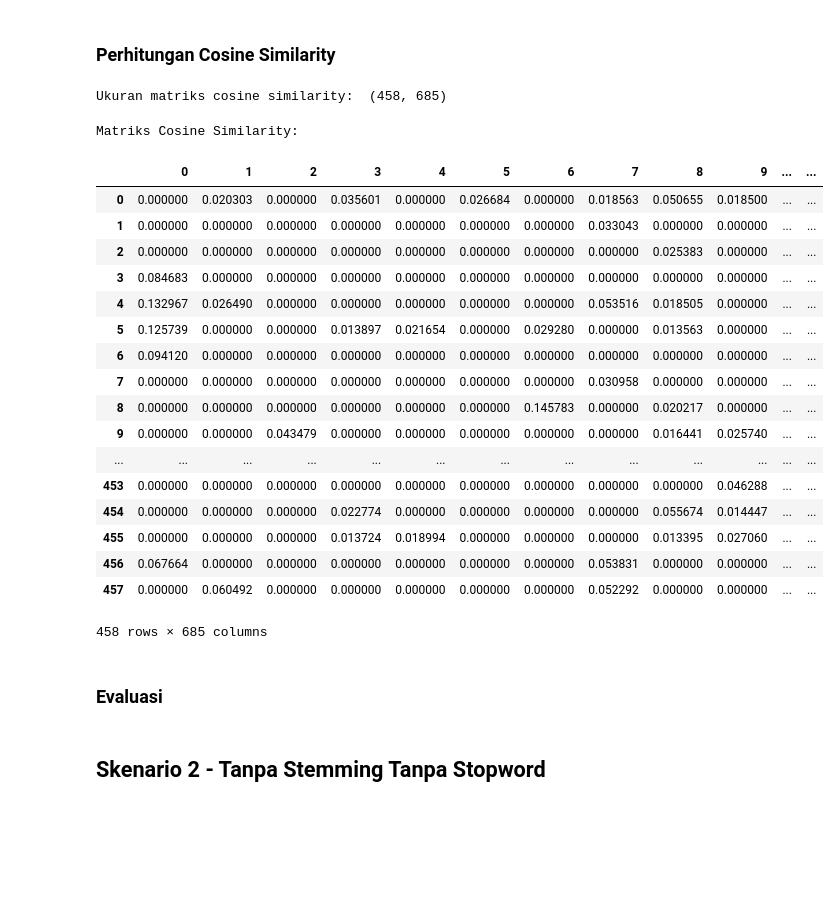
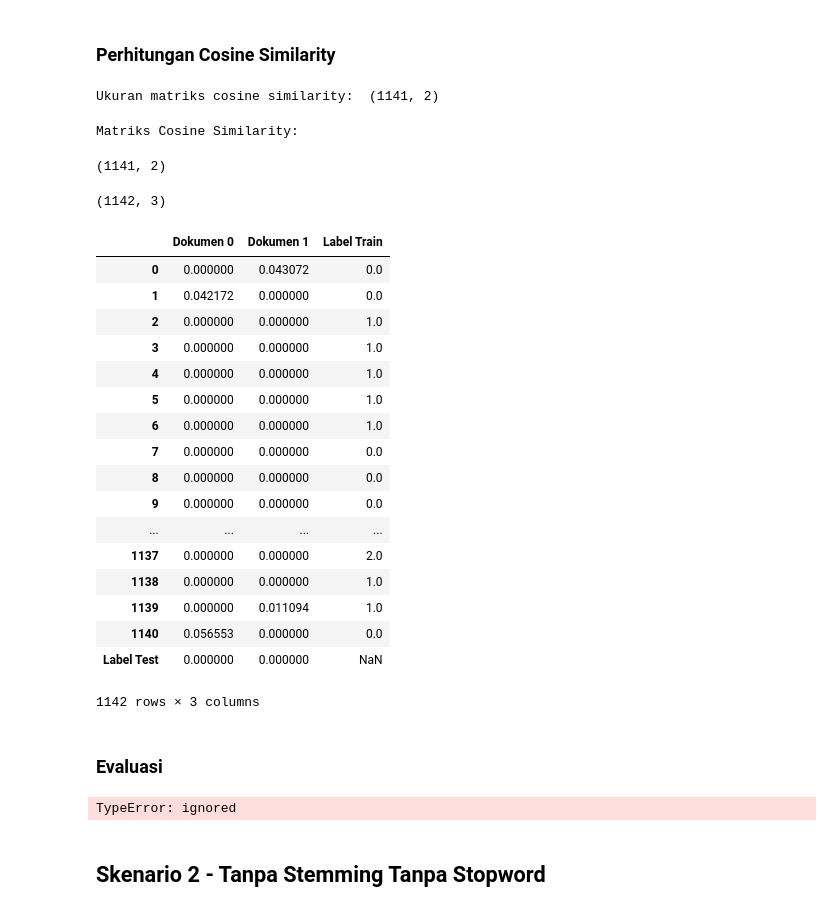
Before and after one commit to abuwildanm/Information-Retrieval, a Jupyter notebook: Projek.ipynb, the cells around one changed output. Drawn from its saved outputs; the diff is of its cells as text; code cells hidden in the pictures; blank space fills up the shorter version.

Commit message:
Mean Average Precision (not fixed)

```diff
--- a/Projek.ipynb
+++ b/Projek.ipynb
@@ -214,31 +222,50 @@ weight_test = weight_matrix[n_train:]
 ### Perhitungan Cosine Similarity
 # %%
 # Perhitungan cosine similarity
-cosim = cosine_similarity(weight_test, weight_train)
+cosim = cosine_similarity(weight_train, weight_test)
 print('Ukuran matriks cosine similarity: ', cosim.shape)
 # %% [output]
-Ukuran matriks cosine similarity:  (458, 685)
+Ukuran matriks cosine similarity:  (1141, 2)
+# %%
+name = []
+for i in range(n_test):
+  name.append('Dokumen ' + str(i))
 # %%
+# Baris = dokumen train, Kolom = dokumen test
 print('Matriks Cosine Similarity:')
-cosim_matrix = pd.DataFrame(cosim)
-cosim_matrix
+cosim_matrix = pd.DataFrame(cosim, columns=name)
+cosim_matrix.shape
 # %% [output]
 Matriks Cosine Similarity:
-|  | 0 | 1 | 2 | 3 | 4 | 5 | 6 | 7 | 8 | 9 | ... | ... |
-| 0 | 0.000000 | 0.020303 | 0.000000 | 0.035601 | 0.000000 | 0.026684 | 0.000000 | 0.018563 | 0.050655 | 0.018500 | ... | ... |
-| 1 | 0.000000 | 0.000000 | 0.000000 | 0.000000 | 0.000000 | 0.000000 | 0.000000 | 0.033043 | 0.000000 | 0.000000 | ... | ... |
-| 2 | 0.000000 | 0.000000 | 0.000000 | 0.000000 | 0.000000 | 0.000000 | 0.000000 | 0.000000 | 0.025383 | 0.000000 | ... | ... |
-| 3 | 0.084683 | 0.000000 | 0.000000 | 0.000000 | 0.000000 | 0.000000 | 0.000000 | 0.000000 | 0.000000 | 0.000000 | ... | ... |
-| 4 | 0.132967 | 0.026490 | 0.000000 | 0.000000 | 0.000000 | 0.000000 | 0.000000 | 0.053516 | 0.018505 | 0.000000 | ... | ... |
-| 5 | 0.125739 | 0.000000 | 0.000000 | 0.013897 | 0.021654 | 0.000000 | 0.029280 | 0.000000 | 0.013563 | 0.000000 | ... | ... |
-| 6 | 0.094120 | 0.000000 | 0.000000 | 0.000000 | 0.000000 | 0.000000 | 0.000000 | 0.000000 | 0.000000 | 0.000000 | ... | ... |
-| 7 | 0.000000 | 0.000000 | 0.000000 | 0.000000 | 0.000000 | 0.000000 | 0.000000 | 0.030958 | 0.000000 | 0.000000 | ... | ... |
-| 8 | 0.000000 | 0.000000 | 0.000000 | 0.000000 | 0.000000 | 0.000000 | 0.145783 | 0.000000 | 0.020217 | 0.000000 | ... | ... |
-| 9 | 0.000000 | 0.000000 | 0.043479 | 0.000000 | 0.000000 | 0.000000 | 0.000000 | 0.000000 | 0.016441 | 0.025740 | ... | ... |
-| ... | ... | ... | ... | ... | ... | ... | ... | ... | ... | ... | ... | ... |
-| 453 | 0.000000 | 0.000000 | 0.000000 | 0.000000 | 0.000000 | 0.000000 | 0.000000 | 0.000000 | 0.000000 | 0.046288 | ... | ... |
-| 454 | 0.000000 | 0.000000 | 0.000000 | 0.022774 | 0.000000 | 0.000000 | 0.000000 | 0.000000 | 0.055674 | 0.014447 | ... | ... |
-| 455 | 0.000000 | 0.000000 | 0.000000 | 0.013724 | 0.018994 | 0.000000 | 0.000000 | 0.000000 | 0.013395 | 0.027060 | ... | ... |
-| 456 | 0.067664 | 0.000000 | 0.000000 | 0.000000 | 0.000000 | 0.000000 | 0.000000 | 0.053831 | 0.000000 | 0.000000 | ... | ... |
-| 457 | 0.000000 | 0.060492 | 0.000000 | 0.000000 | 0.000000 | 0.000000 | 0.000000 | 0.052292 | 0.000000 | 0.000000 | ... | ... |
-458 rows × 685 columns
+(1141, 2)
+# %%
+# Cosim Matrix + Label
+cosim_matrix['Label Train'] = train_data['label'].values
+label_row = dict(zip(name, test_data['label'].values))
+label_cosim = cosim_matrix.append(label_row, ignore_index=True)
+label_cosim.rename({label_cosim.index[-1]:'Label Test'}, inplace=True)
+cosim_matrix = cosim_matrix.drop(['Label Train'], axis=1)
+label_cosim.shape
+# %% [output]
+(1142, 3)
+# %%
+label_cosim
+# %% [output]
+|  | Dokumen 0 | Dokumen 1 | Label Train |
+| 0 | 0.000000 | 0.043072 | 0.0 |
+| 1 | 0.042172 | 0.000000 | 0.0 |
+| 2 | 0.000000 | 0.000000 | 1.0 |
+| 3 | 0.000000 | 0.000000 | 1.0 |
+| 4 | 0.000000 | 0.000000 | 1.0 |
+| 5 | 0.000000 | 0.000000 | 1.0 |
+| 6 | 0.000000 | 0.000000 | 1.0 |
+| 7 | 0.000000 | 0.000000 | 0.0 |
+| 8 | 0.000000 | 0.000000 | 0.0 |
+| 9 | 0.000000 | 0.000000 | 0.0 |
+| ... | ... | ... | ... |
+| 1137 | 0.000000 | 0.000000 | 2.0 |
+| 1138 | 0.000000 | 0.000000 | 1.0 |
+| 1139 | 0.000000 | 0.011094 | 1.0 |
+| 1140 | 0.056553 | 0.000000 | 0.0 |
+| Label Test | 0.000000 | 0.000000 | NaN |
+1142 rows × 3 columns
@@ -247,3 +300,7 @@ Matriks Cosine Similarity:
+# %%
+print('Hasil Evaluasi: ', mean_average_precision(cosim_matrix))
+# %% [output]
+TypeError: ignored
 # %% [markdown]
 ## Skenario 2 - Tanpa Stemming Tanpa Stopword
 # %%
```
Also changed, not shown: parts of 34 cells of this notebook.
